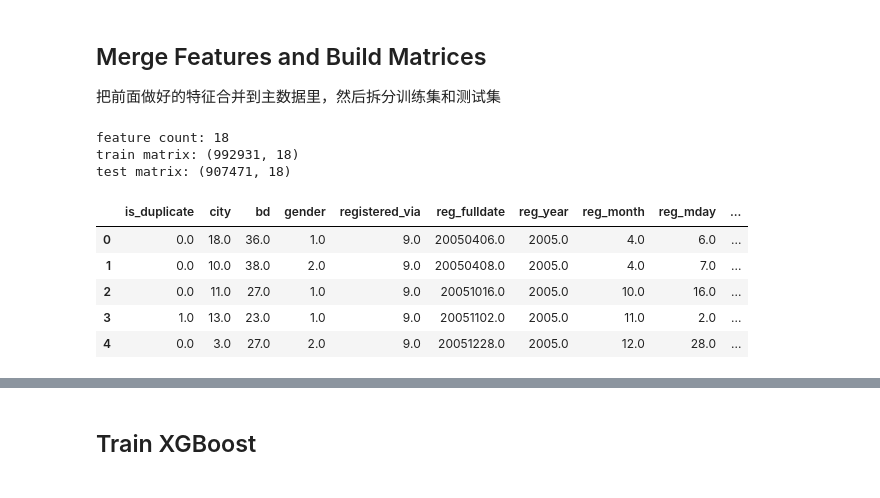
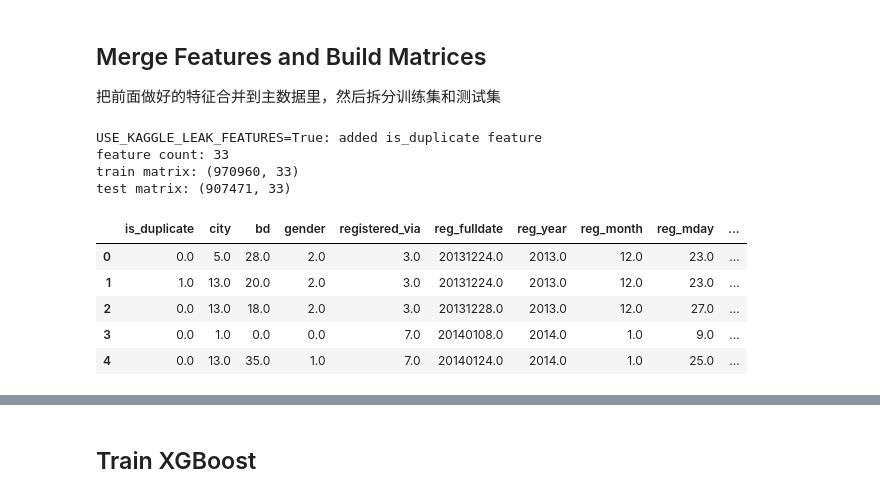
Before and after one commit to davis0178/KKBox-Churn-Prediction-Challenge, a Jupyter notebook: notebooks/Kaggle_Baseline.ipynb, the cells around one changed output, grey strips where cells are left out. Saved outputs shown, nothing was run; the diff lists cells and outputs as text; code cells hidden in the pictures.

```diff
--- a/notebooks/Kaggle_Baseline.ipynb
+++ b/notebooks/Kaggle_Baseline.ipynb
@@ -345,0 +302,16 @@ transactions_agg.describe()
+# %%
+user_log_aggs_by_window = build_user_log_aggregates_by_window(
+    data_dir=DATA_DIR,
+    target_msnos_by_window=target_msnos_by_window,
+    cutoff_by_window=cutoff_by_window,
+    user_log_files=USER_LOG_FILES,
+    chunksize=USER_LOGS_CHUNKSIZE,
+)
+user_logs_agg = user_log_aggs_by_window["submission"]
+rolling_user_log_aggs = {
+    key: user_log_aggs_by_window[key]
+    for key in rolling_labels_by_window
+}
+
+display(user_logs_agg.head())
+_gc_user_logs = gc.collect()
@@ -348,55 +344,52 @@ transactions_agg.describe()
 
 把前面做好的特征合并到主数据里，然后拆分训练集和测试集
 # %%
-# 合并交易特征到主表（保留 data 里的所有用户）
-data = data.merge(transactions_agg, on="msno", how="left", sort=False)
+# Build the final train/test feature frame.
+data, features, feature_names = build_model_frame(
+    final_base_data,
+    transaction_agg=transactions_agg,
+    user_log_agg=user_logs_agg,
+    use_duplicate=USE_KAGGLE_LEAK_FEATURES,
+    member_features=member_features,
+)
 
-# 释放内存
-del transactions_agg
-gc.collect()
+if USE_KAGGLE_LEAK_FEATURES:
+    print("USE_KAGGLE_LEAK_FEATURES=True: added is_duplicate feature")
+else:
+    print("USE_KAGGLE_LEAK_FEATURES=False: skipped is_duplicate feature")
 
-# 区分训练集和测试集（训练集有 is_churn 标签，测试集没有）
 train_mask = data["is_churn"].notna()
 test_mask = data["is_churn"].isna()
+y_train = data.loc[train_mask, "is_churn"].astype("float32").to_numpy()
+test_ids = data.loc[test_mask, "msno"].copy()
 
-# 确定特征列，排除标识符和目标列
-feature_names = [column for column in data.columns if column not in {"msno", "is_churn"}]
-
-# 构建特征矩阵和标签
-features = data[feature_names].apply(pd.to_numeric, errors="coerce").astype("float32") # 把所有特征转为数值类型
-y_train = data.loc[train_mask, "is_churn"].astype("float32").to_numpy() # 提取训练标签 y_train
-test_ids = data.loc[test_mask, "msno"].copy() # 保存测试集用户 ID test_ids，后续用于生成 submission
-
-# 做安全检查
 if len(y_train) != len(train):
     raise AssertionError(f"Expected {len(train):,} training rows, got {len(y_train):,}.")
 if len(test_ids) != len(sample_submission):
     raise AssertionError(
         f"Expected {len(sample_submission):,} test rows, got {len(test_ids):,}."
     )
-if any(column in feature_names for column in ["msno", "is_churn"]):
-    raise AssertionError("Feature matrix includes an identifier or target column.")
 
-# 转成稀疏矩阵，节省内存
 train_sparse = sparse.csr_matrix(features.loc[train_mask].to_numpy(dtype=np.float32))
 test_sparse = sparse.csr_matrix(features.loc[test_mask].to_numpy(dtype=np.float32))
 
 if train_sparse.shape[1] != len(feature_names):
     raise AssertionError("Feature name count does not match train matrix columns.")
 if test_sparse.shape[1] != len(feature_names):
     raise AssertionError("Feature name count does not match test matrix columns.")
 
 print(f"feature count: {len(feature_names):,}")
 print(f"train matrix: {train_sparse.shape}")
 print(f"test matrix: {test_sparse.shape}")
 display(features.head())
 # %% [output]
-feature count: 18
-train matrix: (992931, 18)
-test matrix: (907471, 18)
+USE_KAGGLE_LEAK_FEATURES=True: added is_duplicate feature
+feature count: 33
+train matrix: (970960, 33)
+test matrix: (907471, 33)
 |  | is_duplicate | city | bd | gender | registered_via | reg_fulldate | reg_year | reg_month | reg_mday | ... |
-| 0 | 0.0 | 18.0 | 36.0 | 1.0 | 9.0 | 20050406.0 | 2005.0 | 4.0 | 6.0 | ... |
-| 1 | 0.0 | 10.0 | 38.0 | 2.0 | 9.0 | 20050408.0 | 2005.0 | 4.0 | 7.0 | ... |
-| 2 | 0.0 | 11.0 | 27.0 | 1.0 | 9.0 | 20051016.0 | 2005.0 | 10.0 | 16.0 | ... |
-| 3 | 1.0 | 13.0 | 23.0 | 1.0 | 9.0 | 20051102.0 | 2005.0 | 11.0 | 2.0 | ... |
-| 4 | 0.0 | 3.0 | 27.0 | 2.0 | 9.0 | 20051228.0 | 2005.0 | 12.0 | 28.0 | ... |
+| 0 | 0.0 | 5.0 | 28.0 | 2.0 | 3.0 | 20131224.0 | 2013.0 | 12.0 | 23.0 | ... |
+| 1 | 1.0 | 13.0 | 20.0 | 2.0 | 3.0 | 20131224.0 | 2013.0 | 12.0 | 23.0 | ... |
+| 2 | 0.0 | 13.0 | 18.0 | 2.0 | 3.0 | 20131228.0 | 2013.0 | 12.0 | 27.0 | ... |
+| 3 | 0.0 | 1.0 | 0.0 | 0.0 | 7.0 | 20140108.0 | 2014.0 | 1.0 | 9.0 | ... |
+| 4 | 0.0 | 13.0 | 35.0 | 1.0 | 7.0 | 20140124.0 | 2014.0 | 1.0 | 25.0 | ... |
```
Also changed, not shown: parts of 20 cells of this notebook, 16 other files.
